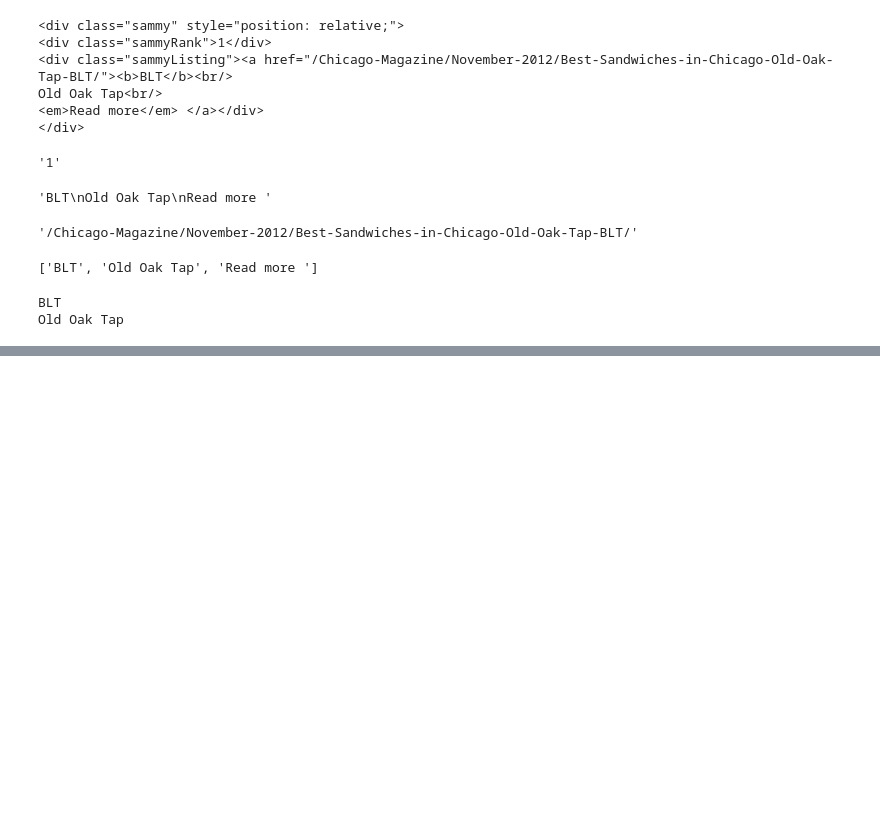
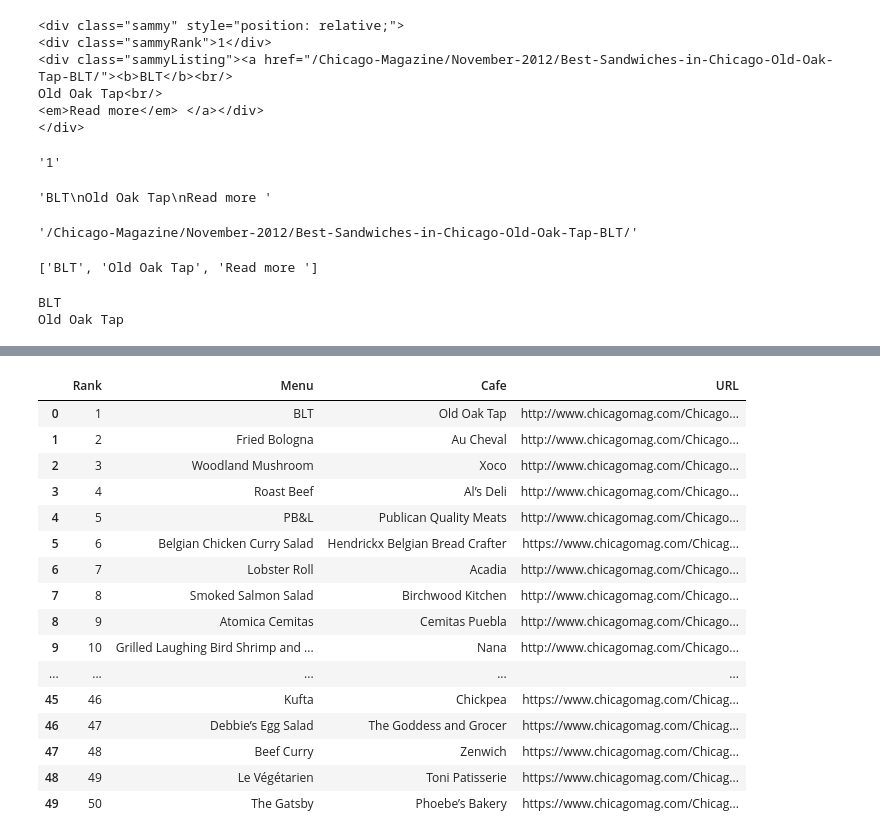
Before and after one commit to offpython/EDA, a Jupyter notebook: 03. Web Data.ipynb, the cells around one changed output, grey strips where cells are left out. Cells and saved outputs as stored; diff of their text form; code cells hidden in the pictures; blank space fills up the shorter version.

```diff
--- a/03. Web Data.ipynb
+++ b/03. Web Data.ipynb
@@ -727,3 +727,23 @@ print(re.split(("\n|\r\n"), tmp_string)[1])
 # %% [output]
 BLT
 Old Oak Tap
+# %%
+from urllib.parse import urljoin
+
+url_base = "http://www.chicagomag.com"
+
+# 필요한 내용을 담을 빈 리스트
+# 리스트로 하나씩 컬럼을 만들고, DataFrame으로 합칠 예정
+rank = []
+main_menu = []
+cafe_name = []
+url_add = []
+
+list_soup = soup.find_all("div", "sammy") # soup.select(".sammy")
+
+for item in list_soup:
+    rank.append(item.find(class_="sammyRank").get_text())
+    tmp_string = item.find(class_="sammyListing").get_text()
+    main_menu.append(re.split(("\n|\r\n"), tmp_string)[0])
+    cafe_name.append(re.split(("\n|\r\n"), tmp_string)[1])
+    url_add.append(urljoin(url_base, item.find("a")["href"]))
@@ -729,0 +774,29 @@ Old Oak Tap
+# %%
+import pandas as pd
+data = {
+    "Rank" : rank,
+    "Menu" : main_menu,
+    "Cafe" : cafe_name,
+    "URL" : url_add,
+}
+
+df = pd.DataFrame(data)
+df
+# %% [output]
+|  | Rank | Menu | Cafe | URL |
+| 0 | 1 | BLT | Old Oak Tap | http://www.chicagomag.com/Chicago... |
+| 1 | 2 | Fried Bologna | Au Cheval | http://www.chicagomag.com/Chicago... |
+| 2 | 3 | Woodland Mushroom | Xoco | http://www.chicagomag.com/Chicago... |
+| 3 | 4 | Roast Beef | Al’s Deli | http://www.chicagomag.com/Chicago... |
+| 4 | 5 | PB&L | Publican Quality Meats | http://www.chicagomag.com/Chicago... |
+| 5 | 6 | Belgian Chicken Curry Salad | Hendrickx Belgian Bread Crafter | https://www.chicagomag.com/Chicag... |
+| 6 | 7 | Lobster Roll | Acadia | http://www.chicagomag.com/Chicago... |
+| 7 | 8 | Smoked Salmon Salad | Birchwood Kitchen | http://www.chicagomag.com/Chicago... |
+| 8 | 9 | Atomica Cemitas | Cemitas Puebla | http://www.chicagomag.com/Chicago... |
+| 9 | 10 | Grilled Laughing Bird Shrimp and ... | Nana | http://www.chicagomag.com/Chicago... |
+| ... | ... | ... | ... | ... |
+| 45 | 46 | Kufta | Chickpea | https://www.chicagomag.com/Chicag... |
+| 46 | 47 | Debbie’s Egg Salad | The Goddess and Grocer | https://www.chicagomag.com/Chicag... |
+| 47 | 48 | Beef Curry | Zenwich | https://www.chicagomag.com/Chicag... |
+| 48 | 49 | Le Végétarien | Toni Patisserie | https://www.chicagomag.com/Chicag... |
+| 49 | 50 | The Gatsby | Phoebe’s Bakery | https://www.chicagomag.com/Chicag... |
```
Also changed, not shown: parts of 8 cells of this notebook.
